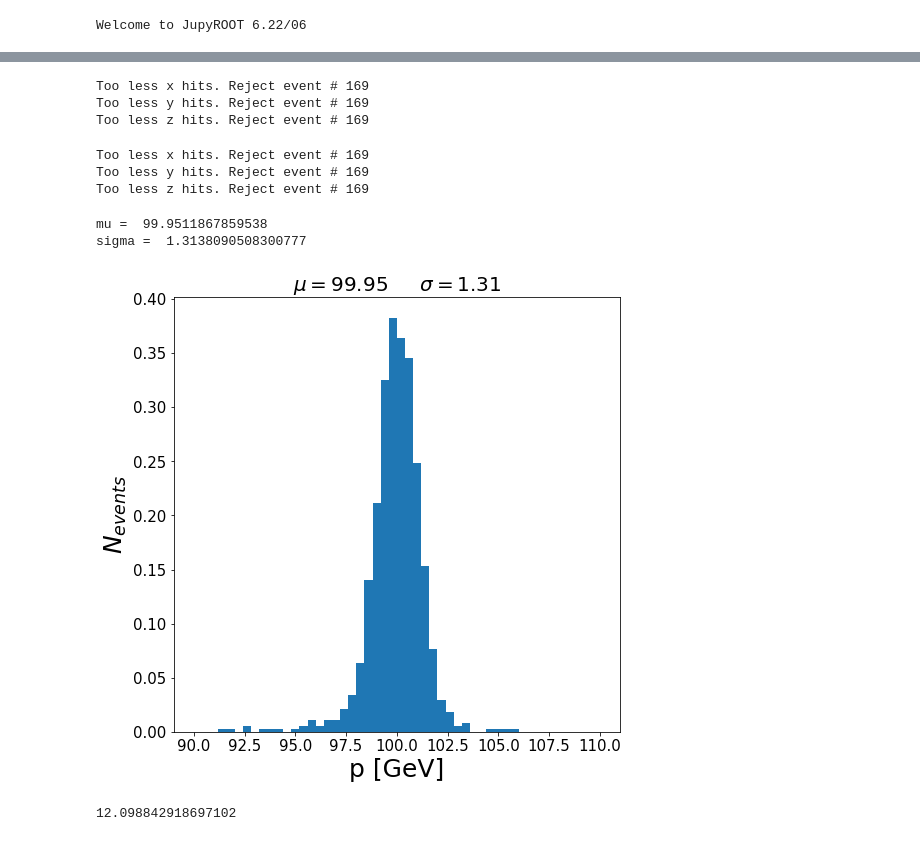
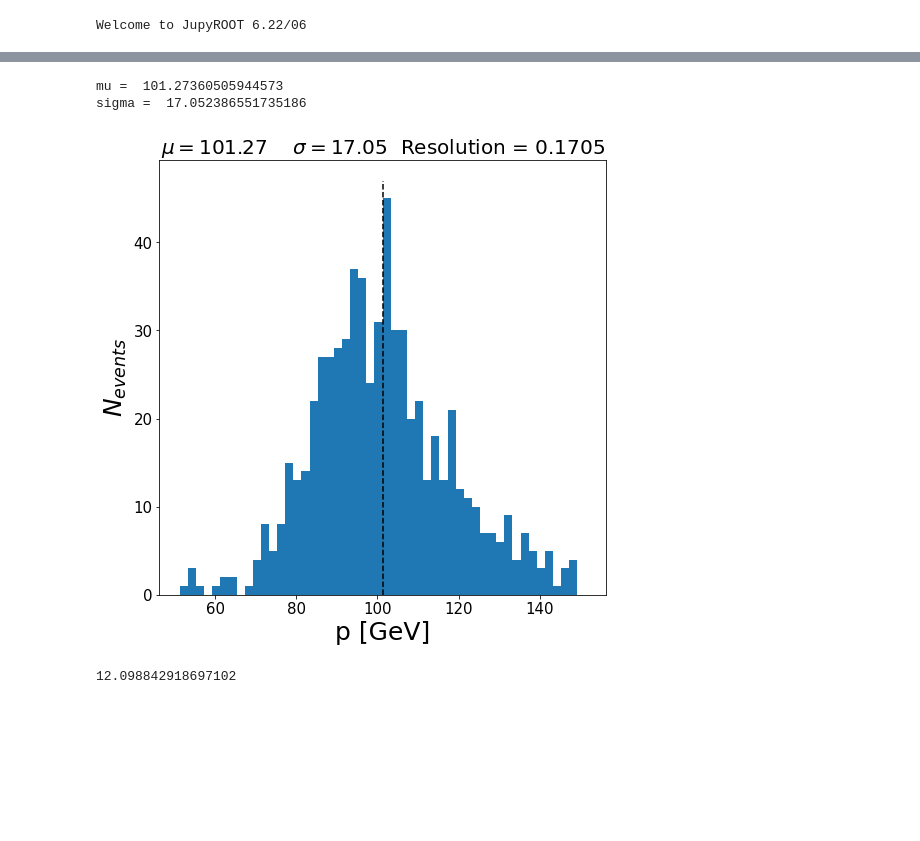
Before and after one commit to adrienauriol/EPPTexercice1, a Jupyter notebook: EPPT/exercice/Analysis_test.ipynb, the cells around one changed output, grey strips where cells are left out. Saved outputs shown, nothing was run; the diff lists cells and outputs as text; code cells hidden in the pictures; blank space fills up the shorter version.

```diff
--- a/EPPT/exercice/Analysis_test.ipynb
+++ b/EPPT/exercice/Analysis_test.ipynb
@@ -13,56 +69,35 @@ tree = load_file.Get('B5')
 # %%
+###Obtain all positions for DC1 and DC2
+
 #Event 0 to initiate numpy array and just vstack after
 tree.GetEntry(0)
-dc1_xpos = np.array( getattr(tree, 'Dc1HitsVector_x') )
-dc1_ypos = np.array( getattr(tree, 'Dc1HitsVector_y') )
-dc1_zpos = np.array( getattr(tree, 'Dc1HitsVector_z') )
+dc1_xpos = np.array( getattr(tree, 'Dc1HitsVector_x') ) [:5]
+dc1_ypos = np.array( getattr(tree, 'Dc1HitsVector_y') ) [:5]
+dc1_zpos = np.array( getattr(tree, 'Dc1HitsVector_z') ) [:5]
 
+dc2_xpos = np.array( getattr(tree, 'Dc2HitsVector_x') ) [:5]
+dc2_ypos = np.array( getattr(tree, 'Dc2HitsVector_y') ) [:5]
+dc2_zpos = np.array( getattr(tree, 'Dc2HitsVector_z') ) [:5]
 
 for entry in range(1, tree.GetEntries()):
     tree.GetEntry(entry)
-    if (np.array( getattr(tree, 'Dc1HitsVector_x') ).size >= 5):
+    if (np.array( getattr(tree, 'Dc1HitsVector_x') ).size >= 5) and (np.array( getattr(tree, 'Dc2HitsVector_x') ).size >= 5) :
        dc1_xpos=np.vstack( ( dc1_xpos , np.array( getattr( tree , 'Dc1HitsVector_x' ) )[:5] ) )
+       dc2_xpos=np.vstack( ( dc2_xpos , np.array( getattr( tree , 'Dc2HitsVector_x' ) )[:5] ) )
     else :
         print("Too less x hits. Reject event #", entry)
 
-    if (np.array( getattr(tree, 'Dc1HitsVector_y') ).size >= 5):
+    if (np.array( getattr(tree, 'Dc1HitsVector_y') ).size >= 5) and (np.array( getattr(tree, 'Dc2HitsVector_y') ).size >= 5) :
        dc1_ypos=np.vstack( ( dc1_ypos , np.array( getattr( tree , 'Dc1HitsVector_y' ) )[:5] ) )
+       dc2_ypos=np.vstack( ( dc2_ypos , np.array( getattr( tree , 'Dc2HitsVector_y' ) )[:5] ) )
     else :
         print("Too less y hits. Reject event #", entry)
 
-    if (np.array( getattr(tree, 'Dc1HitsVector_z') ).size >= 5):
+    if (np.array( getattr(tree, 'Dc1HitsVector_z') ).size >= 5) and (np.array( getattr(tree, 'Dc2HitsVector_z') ).size >= 5) :
        dc1_zpos=np.vstack( ( dc1_zpos , np.array( getattr( tree , 'Dc1HitsVector_z' ) )[:5] ) )
+       dc2_zpos=np.vstack( ( dc2_zpos , np.array( getattr( tree , 'Dc2HitsVector_z' ) )[:5] ) )
     else :
         print("Too less z hits. Reject event #", entry)
-# %% [output]
-Too less x hits. Reject event # 169
-Too less y hits. Reject event # 169
-Too less z hits. Reject event # 169
-# %%
-dc2_xpos = np.array( getattr(tree, 'Dc2HitsVector_x') )
-dc2_ypos = np.array( getattr(tree, 'Dc2HitsVector_y') )
-dc2_zpos = np.array( getattr(tree, 'Dc2HitsVector_z') )
-
-for entry in range(1, tree.GetEntries()):
-    tree.GetEntry(entry)
-    if (np.array( getattr(tree, 'Dc2HitsVector_x') ).size >= 5):
-       dc2_xpos=np.vstack( ( dc2_xpos , np.array( getattr( tree , 'Dc2HitsVector_x' ) )[:5] ) )
-    else :
-        print("Too less x hits. Reject event #", entry)
-
-    if (np.array( getattr(tree, 'Dc2HitsVector_y') ).size >= 5):
-       dc2_ypos=np.vstack( ( dc2_ypos , np.array( getattr( tree , 'Dc2HitsVector_y' ) )[:5] ) )
-    else :
-        print("Too less y hits. Reject event #", entry)
-
-    if (np.array( getattr(tree, 'Dc2HitsVector_z') ).size >= 5):
-       dc2_zpos=np.vstack( ( dc2_zpos , np.array( getattr( tree , 'Dc2HitsVector_z' ) )[:5] ) )
-    else :
-        print("Too less z hits. Reject event #", entry)
-# %% [output]
-Too less x hits. Reject event # 169
-Too less y hits. Reject event # 169
-Too less z hits. Reject event # 169
 # %%
 def linear(x,a,b):
     return a*x+b
@@ -122,33 +150,42 @@ def compute_p(event,B,L,plot=False,save=False):
 
     return(p)
 # %%
-from scipy import stats
+#Set z values
+zPosDC1 = np.array([-6.25, -5.75, -5.25, -4.75, -4.25])
+zPosDC2 = np.array([2.25, 2.75, 3.25, 3.75, 4.25])
+
+#Set x values to the good units
+dc1_xpos_metres=dc1_xpos/1000
+dc2_xpos_metres=dc2_xpos/1000
 
 p_values = []
 for event in range(dc1_xpos_metres.shape[0]):
-    p = compute_p(event,0.5,2)
-    if p > 90 and p < 110 :
+    p = compute_p(event,B_TRUE,2)
+    if p > P_TRUE-50 and p < P_TRUE+50 :
         p_values.append(p)
-fig = plt.figure(figsize=(8,8))
-plt.hist(p_values,bins=50,range=(90,110),density=True);
-
 
 m, s = stats.norm.fit(p_values) # get mean and standard deviation
 
-#plt.vlines(m,0,140,linestyles='dashed')
+resol = s/P_TRUE
+
+fig = plt.figure(figsize=(8,8))
+#plt.hist(p_values,bins=50,range=(m-50,m+50),density=False)
+y, x, _ = plt.hist(p_values,bins=50,range=(m-50,m+50),density=False)
+
+plt.vlines(m,0,y.max()+2,linestyles='dashed')
 plt.xlabel('p [GeV]',fontsize=25)
 plt.ylabel('$N_{events}$',fontsize=25)
 plt.xticks(fontsize=15)
 plt.yticks(fontsize=15)
-plt.title('$\mu=$'+str(round(m,2)) + '\t' + '$\sigma=$'+str(round(s,2)) ,fontsize=20 )
+plt.title('$\mu=$'+str(round(m,2)) + '\t' + '$\sigma=$'+str(round(s,2)) + '\t' + 'Resolution = ' + str(round(resol,4)) ,fontsize=20 );
 
 
 print("mu = ",m)
 print("sigma = ",s)
 # %% [output]
-mu =  99.9511867859538
-sigma =  1.3138090508300777
+mu =  101.27360505944573
+sigma =  17.052386551735186
-[figure, old version]
+[figure, new version]
 # %%
 print(np.sqrt(np.var(p_values)))
 # %% [output]
```
Also changed, not shown: parts of 8 cells of this notebook, 29 other files.
